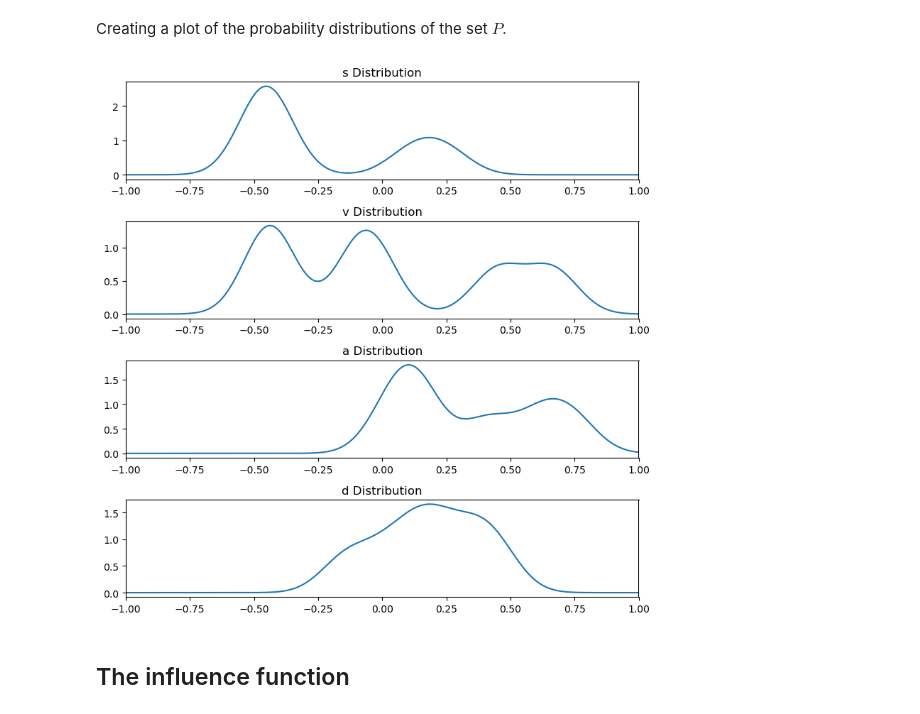
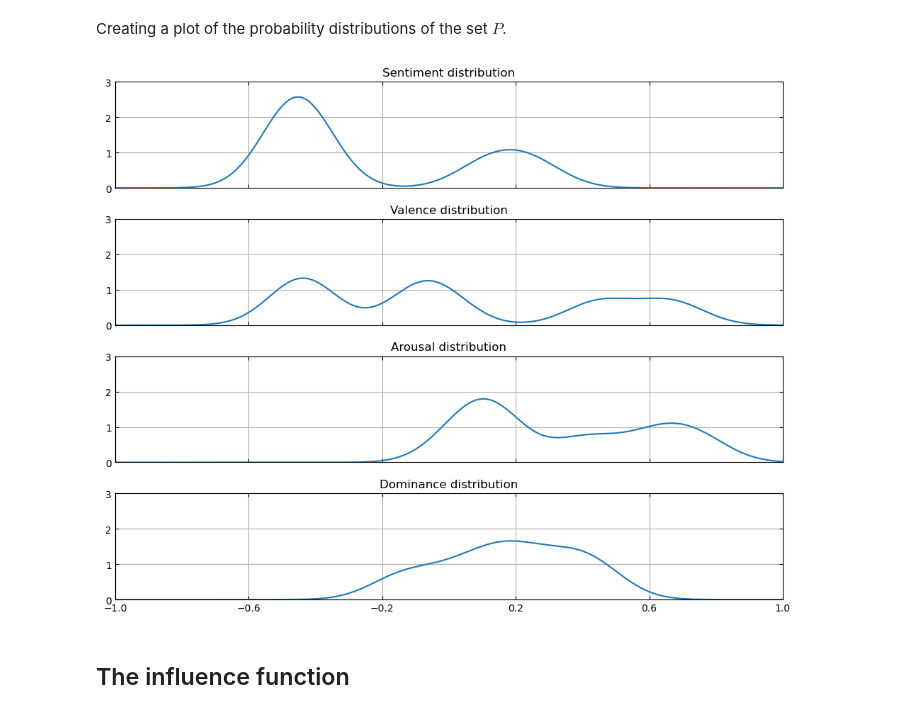
Before and after one commit to lucbijl/sociophysics, a Jupyter notebook: sentiment-model/sentiment-agent-model.ipynb, the cells around one changed output. Drawn from its saved outputs; the diff is of its cells as text; code cells hidden in the pictures.

```diff
--- a/sentiment-model/sentiment-agent-model.ipynb
+++ b/sentiment-model/sentiment-agent-model.ipynb
@@ -154,37 +154,42 @@ Creating a plot of the probability distributions of the set $P$.
 # %%
 import matplotlib.pyplot as plt
 
 # Choose the columns for KDE
 columns_to_kde = ['s', 'v', 'a', 'd']
 
 # Set up subplots for each column
-fig, axes = plt.subplots(nrows=len(columns_to_kde), figsize=(8, 2 * len(columns_to_kde)))
+fig, axes = plt.subplots(nrows=len(columns_to_kde), figsize=(10, 2 * len(columns_to_kde)), sharex=True)
 
 # Fit a separate KDE for each column and plot the distribution
-for i, col in enumerate(columns_to_kde):
+for i, col, n in zip([0,1,2,3],columns_to_kde, ['Sentiment', 'Valence', 'Arousal', 'Dominance']):
     col_data = df_P[col].values.reshape(-1, 1)
 
     # Fit KDE
     kde = KernelDensity(bandwidth=kernel_bandwidth, kernel='gaussian')
     kde.fit(col_data)
 
     # Generate x values for the plot
     x_values = np.linspace(-1, 1, 1000).reshape(-1, 1)
 
     # Evaluate the KDE at the x values
     log_dens = kde.score_samples(x_values)
     density = np.exp(log_dens)
 
     # Plot the distribution
     axes[i].plot(x_values, density, label=f'{col} Distribution')
-    axes[i].set_title(f'{col} Distribution')
+    axes[i].set_title(f'{n} distribution')
     axes[i].set_xlim(-1, 1)
+    axes[i].set_ylim(0,3)
+    axes[i].grid(True)
+    axes[i].tick_params(axis='both', direction='in',top=True, right=True)
+    axes[i].set_xticks(np.linspace(-1, 1, 7))
+    axes[i].set_xlabel(r'$u_i$')
 
 # Adjust layout and show the plot
 plt.tight_layout()
 plt.show()
 # %% [output]
-[figure, old version]
+[figure, new version]
 # %% [markdown]
 ## The influence function
 # %% [markdown]
```
Also changed, not shown: parts of 2 cells of this notebook, 5 other files.
